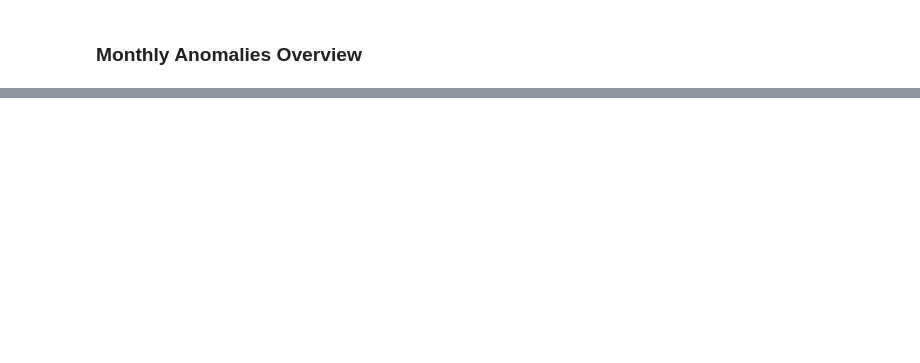
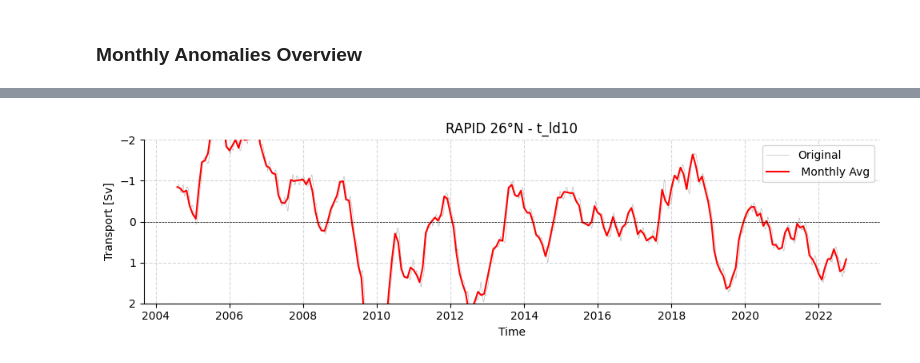
Before and after one commit to eleanorfrajka/MOC-transport, a Jupyter notebook: notebooks/demo.ipynb, the cells around one changed output, grey strips where cells are left out. Cells and saved outputs as stored; diff of their text form; code cells hidden in the pictures; blank space fills up the shorter version.

```diff
--- a/notebooks/demo.ipynb
+++ b/notebooks/demo.ipynb
@@ -194,0 +421,23 @@ plotters.plot_monthly_anomalies(
+# %%
+import matplotlib.pyplot as plt
+
+
+
+#tmp = standardRAPID[0]["t_ud10"].rolling(TIME = 6, center = True).mean()
+clim = standardRAPID[0].groupby("TIME.month").mean("TIME")
+tmp = standardRAPID[0].groupby("TIME.month") - clim
+filtRAPID = tmp.rolling(TIME = 500, center = True).mean()
+
+fig,ax = plotters.plot_amoc_timeseries(
+    data=[filtRAPID],
+    varnames=["t_ld10"],
+    labels=[""],
+    resample_monthly=True,
+    plot_raw=True,
+    title="RAPID 26°N - t_ld10"
+)
+ax.set_ylim(2, -2)
+
+fig.show()
+# %% [output]
+[figure, added]
```
Also changed, not shown: parts of 17 cells of this notebook, 1 other file.
